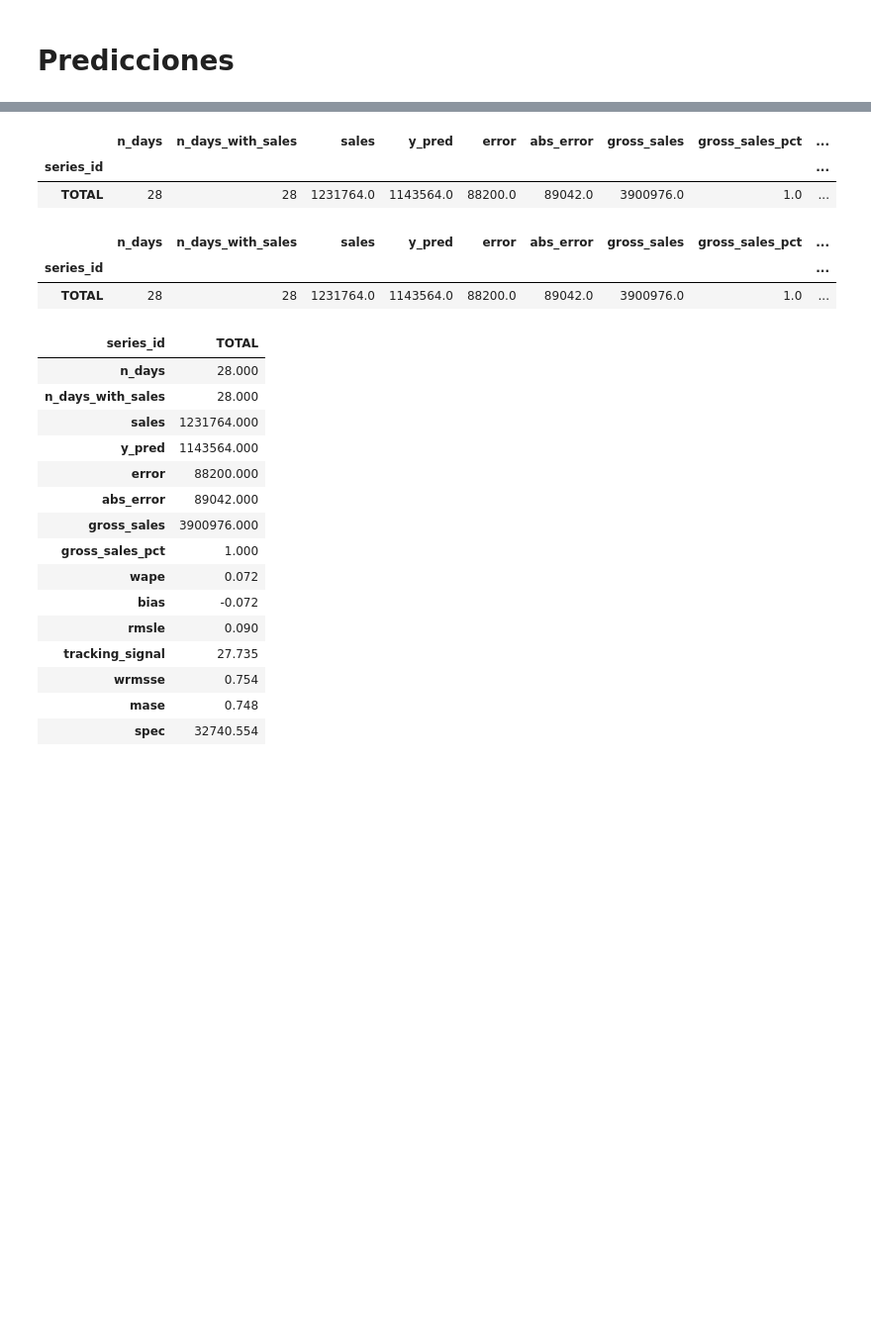
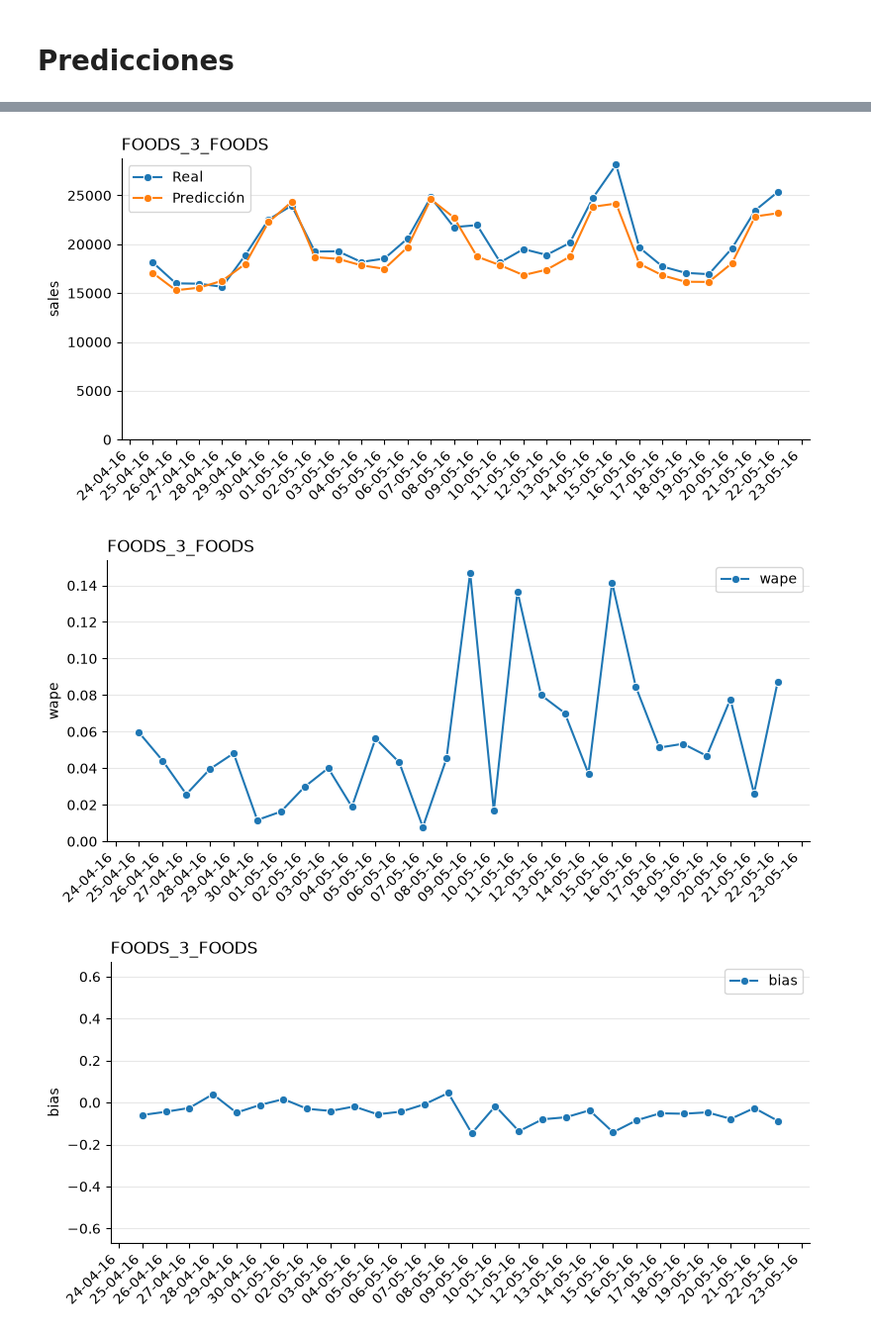
Before and after one commit to njimenez94/forecast-tfm, a Jupyter notebook: notebooks/03_predictions.ipynb, the cells around one changed output, grey strips where cells are left out. Shown at 99% size. Drawn from its saved outputs; the diff is of its cells as text; code cells hidden in the pictures; blank space fills up the shorter version.

```diff
--- a/notebooks/03_predictions.ipynb
+++ b/notebooks/03_predictions.ipynb
@@ -129,31 +131,0 @@ df_metrics.head(5)
-# %%
-df_metrics.nsmallest(5,'wrmsse')
-# %% [output]
-|  | n_days | n_days_with_sales | sales | y_pred | error | abs_error | gross_sales | gross_sales_pct | ... |
-| series_id |  |  |  |  |  |  |  |  | ... |
-| TOTAL | 28 | 28 | 1231764.0 | 1143564.0 | 88200.0 | 89042.0 | 3900976.0 | 1.0 | ... |
-# %%
-df_metrics.nsmallest(5,'wrmsse')
-# %% [output]
-|  | n_days | n_days_with_sales | sales | y_pred | error | abs_error | gross_sales | gross_sales_pct | ... |
-| series_id |  |  |  |  |  |  |  |  | ... |
-| TOTAL | 28 | 28 | 1231764.0 | 1143564.0 | 88200.0 | 89042.0 | 3900976.0 | 1.0 | ... |
-# %%
-df_metrics.nlargest(5,'sales').T.round(3)
-# %% [output]
-| series_id | TOTAL |
-| n_days | 28.000 |
-| n_days_with_sales | 28.000 |
-| sales | 1231764.000 |
-| y_pred | 1143564.000 |
-| error | 88200.000 |
-| abs_error | 89042.000 |
-| gross_sales | 3900976.000 |
-| gross_sales_pct | 1.000 |
-| wape | 0.072 |
-| bias | -0.072 |
-| rmsle | 0.090 |
-| tracking_signal | 27.735 |
-| wrmsse | 0.754 |
-| mase | 0.748 |
-| spec | 32740.554 |
@@ -164 +132,14 @@ df_metrics.to_clipboard(decimal=",", sep="\t")
+# %%
+SERIES = 'FOODS_3_FOODS'
+
+top_best_dates = df_pred.query(f'series_id == "{SERIES}"').nsmallest(2, 'wape')['date']
+top_error_dates = df_pred.query(f'series_id == "{SERIES}"').nlargest(2, 'wape')['date']
+
+plot_forecast(df_pred, 'sales', series_id=SERIES)
+plot_forecast(df_pred, 'wape', series_id=SERIES)
+plot_forecast(df_pred, 'bias', series_id=SERIES)
+# %% [output]
+[figure, added]
+[figure, added]
+[figure, added]
 # %%
```
Also changed, not shown: parts of 13 cells of this notebook, 5 other files.
